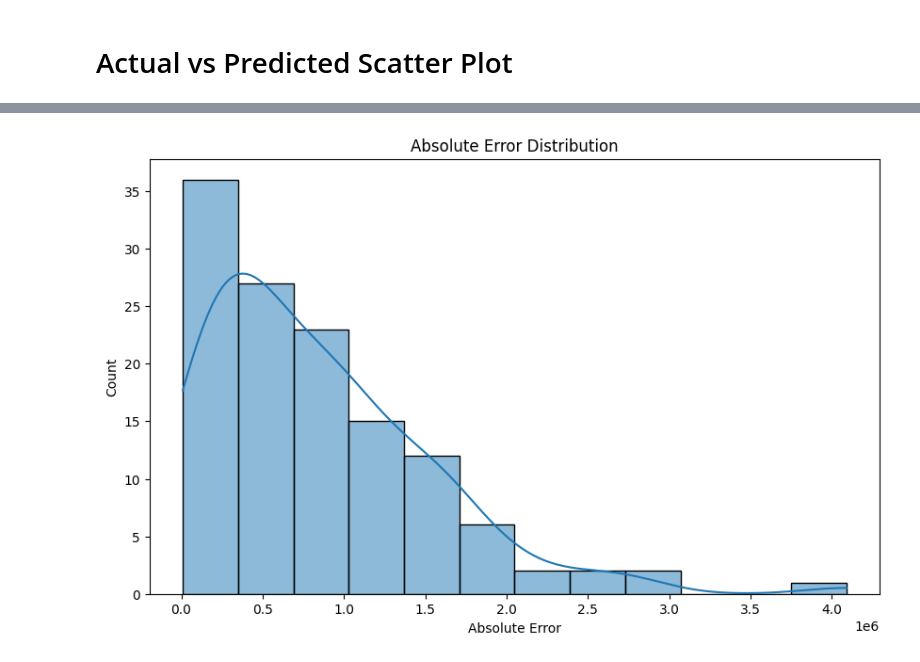
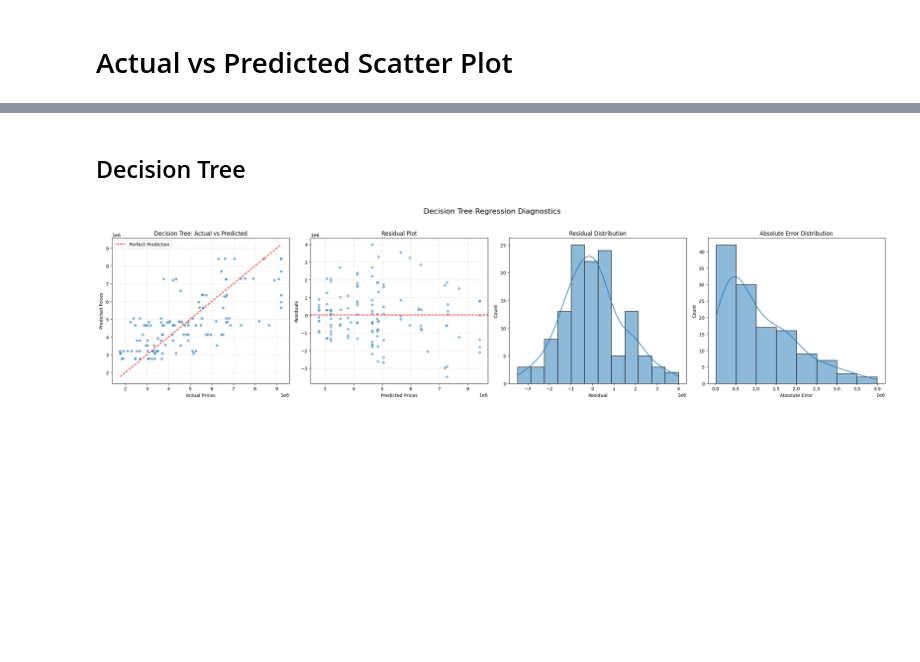
Before and after one commit to iamdealer02/Housing-Price-Prediction-Model, a Jupyter notebook: 08.Analysis.ipynb, the cells around one changed output, grey strips where cells are left out. Drawn from its saved outputs; the diff is of its cells as text; code cells hidden in the pictures; blank space fills up the shorter version.

```diff
--- a/08.Analysis.ipynb
+++ b/08.Analysis.ipynb
@@ -119,10 +117,10 @@ plt.show()
-# %%
-plt.figure(figsize=(10,6))
-
-sns.histplot(pred_linear_regression['Absolute_Error'], kde=True)
-
-plt.title("Absolute Error Distribution")
-plt.xlabel("Absolute Error")
-plt.show()
-# %% [output]
-[figure, removed]
+# %% [markdown]
+## Decision Tree
+# %%
+pred_decision_tree = pd.read_csv(
+    "./models/predictions/decision_tree_predictions.csv"
+)
+
+plot_regression_diagnostics(pred_decision_tree, "Decision Tree")
+# %% [output]
+[figure, added]
```
Also changed, not shown: parts of 14 cells of this notebook, 2 other files.
